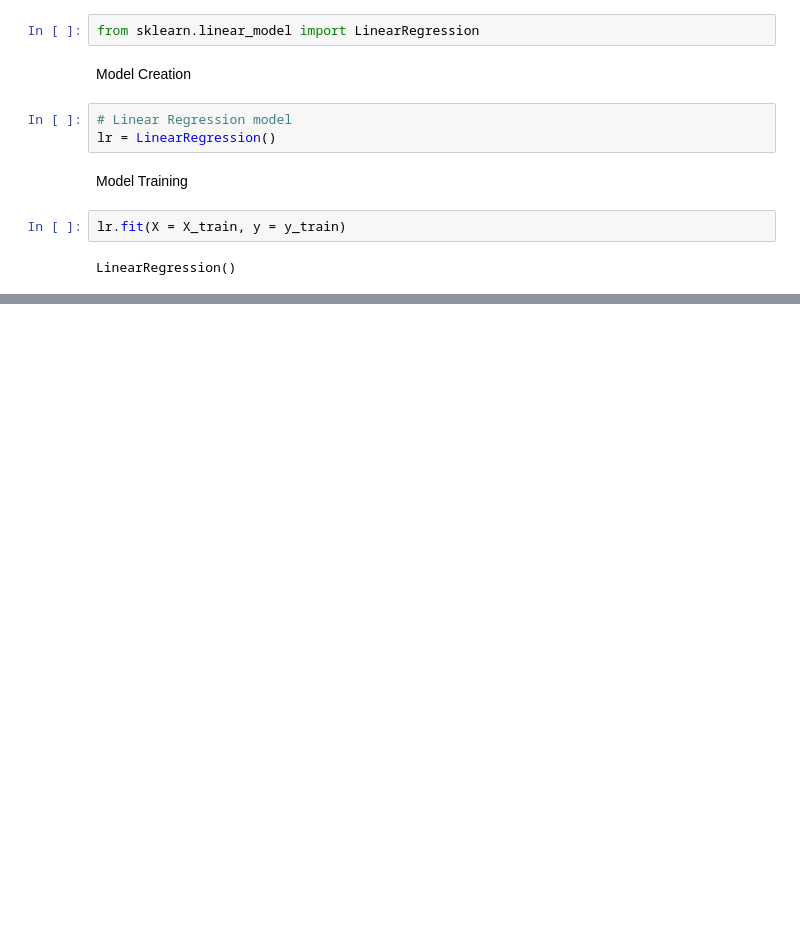
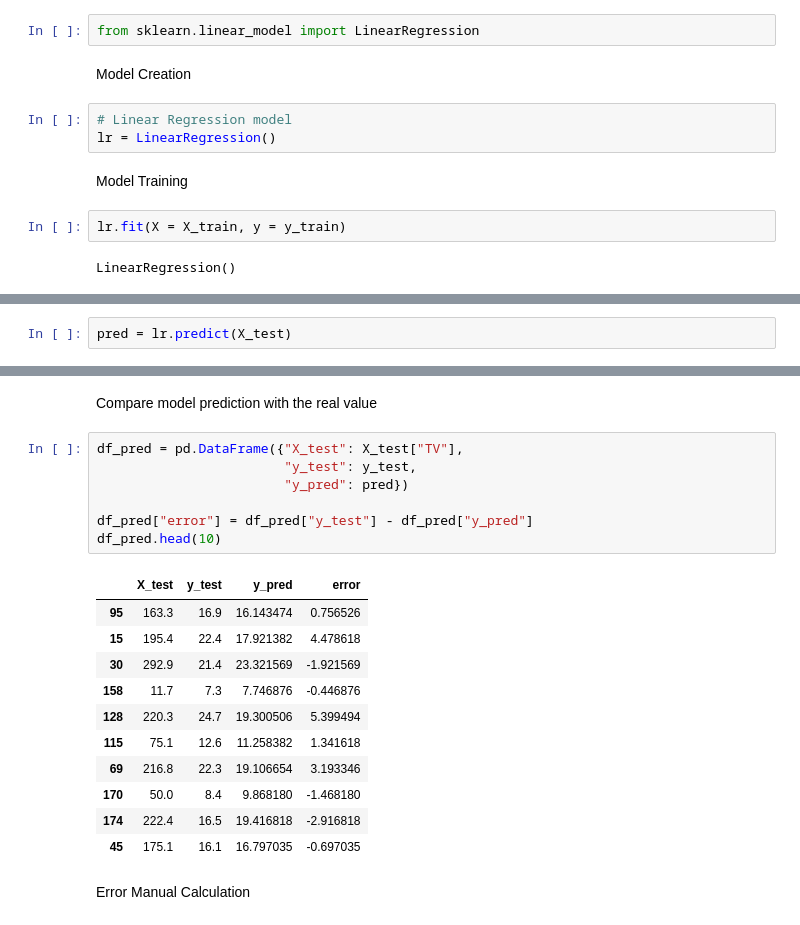
Before and after one commit to BrianK64/Microsoft_AI_School, a Jupyter notebook: Machine_Learning/Ad_Sales_Analysis.ipynb, the cells around one changed output, grey strips where cells are left out. Saved outputs shown, nothing was run; the diff lists cells and outputs as text; blank space fills up the shorter version.

Commit message:
Model Evaluation

```diff
--- a/Machine_Learning/Ad_Sales_Analysis.ipynb
+++ b/Machine_Learning/Ad_Sales_Analysis.ipynb
@@ -189,0 +198,2 @@ LinearRegression()
+# %%
+pred = lr.predict(X_test)
@@ -189,0 +217,23 @@ LinearRegression()
+# %% [markdown]
+Compare model prediction with the real value
+# %%
+df_pred = pd.DataFrame({"X_test": X_test["TV"],
+                        "y_test": y_test,
+                        "y_pred": pred})
+
+df_pred["error"] = df_pred["y_test"] - df_pred["y_pred"]
+df_pred.head(10)
+# %% [output]
+|  | X_test | y_test | y_pred | error |
+| 95 | 163.3 | 16.9 | 16.143474 | 0.756526 |
+| 15 | 195.4 | 22.4 | 17.921382 | 4.478618 |
+| 30 | 292.9 | 21.4 | 23.321569 | -1.921569 |
+| 158 | 11.7 | 7.3 | 7.746876 | -0.446876 |
+| 128 | 220.3 | 24.7 | 19.300506 | 5.399494 |
+| 115 | 75.1 | 12.6 | 11.258382 | 1.341618 |
+| 69 | 216.8 | 22.3 | 19.106654 | 3.193346 |
+| 170 | 50.0 | 8.4 | 9.868180 | -1.468180 |
+| 174 | 222.4 | 16.5 | 19.416818 | -2.916818 |
+| 45 | 175.1 | 16.1 | 16.797035 | -0.697035 |
+# %% [markdown]
+Error Manual Calculation
```
Also changed, not shown: parts of 7 cells of this notebook.
